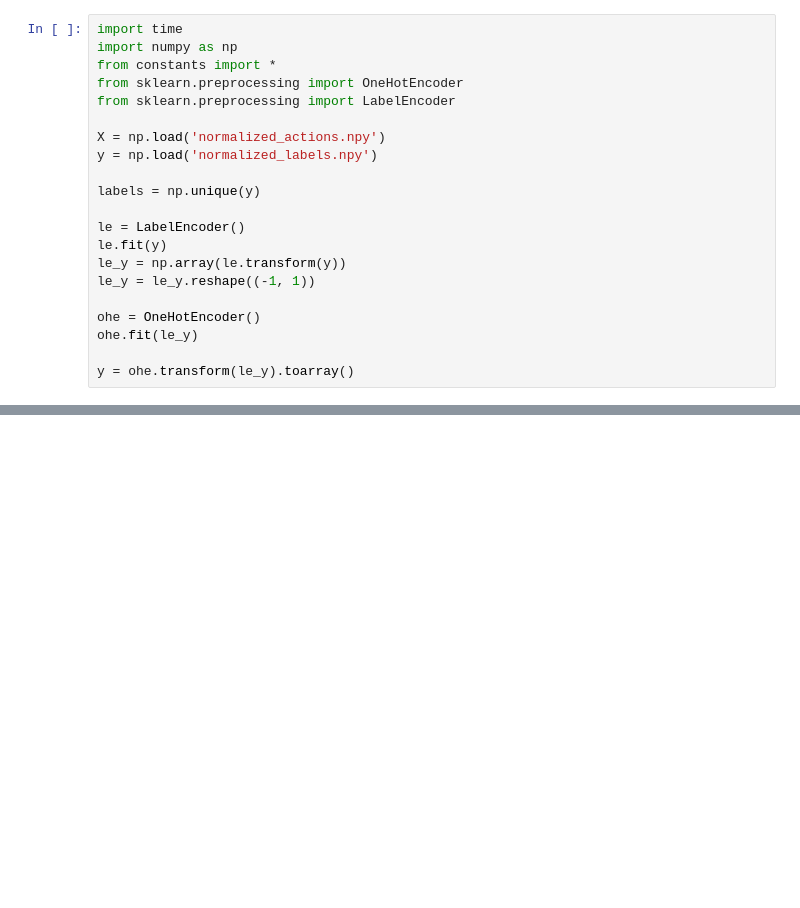
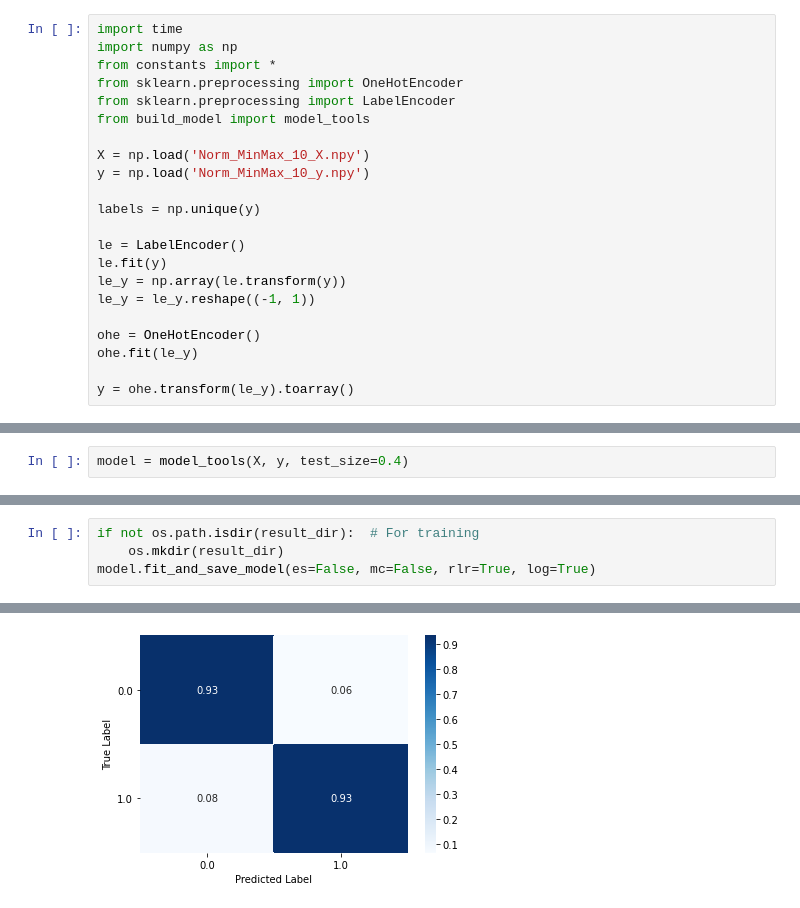
Before and after one commit to vinhphuctadang/endless-runner, a Jupyter notebook: trainer.ipynb, the cells around one changed output, grey strips where cells are left out. Drawn from its saved outputs; the diff is of its cells as text; blank space fills up the shorter version.

```diff
--- a/trainer.ipynb
+++ b/trainer.ipynb
@@ -4,9 +4,10 @@ import numpy as np
 from constants import *
 from sklearn.preprocessing import OneHotEncoder
 from sklearn.preprocessing import LabelEncoder
+from build_model import model_tools
 
-X = np.load('normalized_actions.npy')
-y = np.load('normalized_labels.npy')
+X = np.load('Norm_MinMax_10_X.npy')
+y = np.load('Norm_MinMax_10_y.npy')
 
 labels = np.unique(y)
 
@@ -223,0 +23,2 @@ _________________________________________________________________
+# %%
+model = model_tools(X, y, test_size=0.4)
@@ -223,0 +40,5 @@ _________________________________________________________________
+# %%
+if not os.path.isdir(result_dir):  # For training
+    os.mkdir(result_dir)
+model.fit_and_save_model(es=False, mc=False, rlr=True, log=True)
+# %% [output]
@@ -223,0 +62 @@ _________________________________________________________________
+[figure, added]
```
Also changed, not shown: parts of 11 cells of this notebook, 8 other files.
